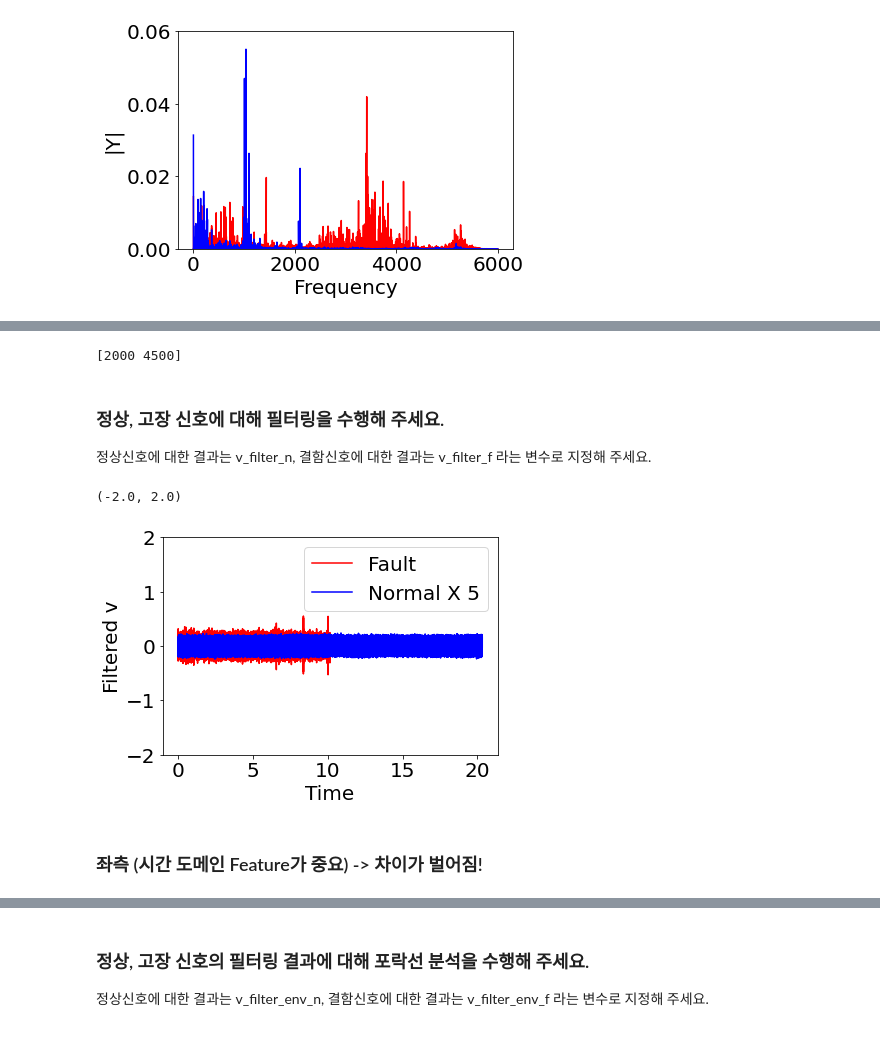
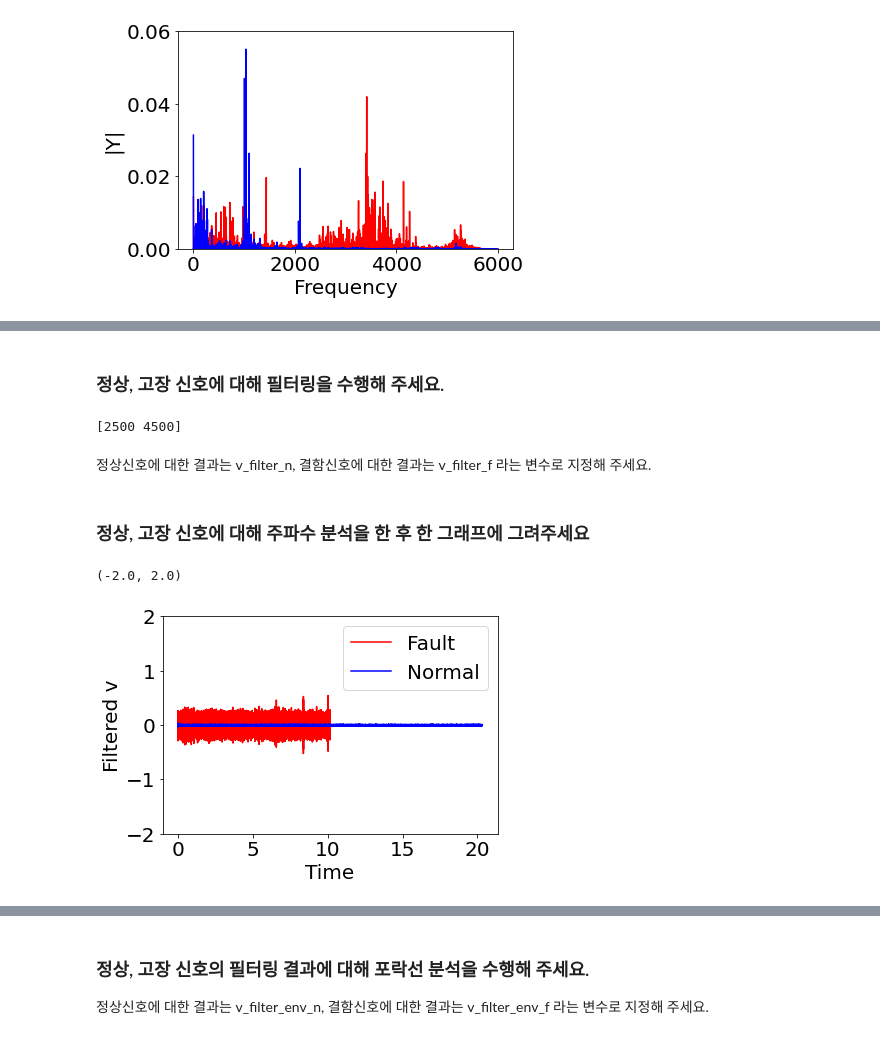
Before and after one commit to billyhjm/PHM_Education, a Jupyter notebook: e_Feature_CWRU_정답.ipynb, the cells around one changed output, grey strips where cells are left out. Drawn from its saved outputs; the diff is of its cells as text; code cells hidden in the pictures.

```diff
--- a/e_Feature_CWRU_정답.ipynb
+++ b/e_Feature_CWRU_정답.ipynb
@@ -123,25 +83,26 @@ z_dep.z_draw_features(feature_t_n, feature_t_f, feature_t_name,
+# %% [markdown]
+### 정상, 고장 신호에 대해 필터링을 수행해 주세요.
 # %%
 ftype='band'
-Wn=np.array([2000,4500])
+Wn=np.array([2500,4500])
 print(Wn)
 # %% [output]
-[2000 4500]
+[2500 4500]
 # %% [markdown]
-### 정상, 고장 신호에 대해 필터링을 수행해 주세요.
 정상신호에 대한 결과는 v_filter_n, 결함신호에 대한 결과는 v_filter_f 라는 변수로 지정해 주세요.
 # %%
 v_filter_n = z_dep.filtering(v_n, fs, Wn, ftype)
-v_filter_n[0:100] = 0
 v_filter_f = z_dep.filtering(v_f, fs, Wn, ftype)
-v_filter_f[0:100] = 0
+# %% [markdown]
+### 정상, 고장 신호에 대해 주파수 분석을 한 후 한 그래프에 그려주세요
 # %%
 plt.figure()
 plt.plot(t_f,v_filter_f,'r')
-plt.plot(t_n,v_filter_n*5,'b')
+plt.plot(t_n,v_filter_n,'b')
 plt.xlabel('Time')
 plt.ylabel('Filtered v')
-plt.legend(['Fault','Normal X 5'])
+plt.legend(['Fault','Normal'])
 plt.ylim([-2,2])
 # %% [output]
 (-2.0, 2.0)
-[figure, old version]
+[figure, new version]
@@ -156,2 +108,0 @@ feature_filter_f_ratio = feature_filter_f_f/feature_filter_f_n
-# %% [markdown]
-### 좌측 (시간 도메인 Feature가 중요) -> 차이가 벌어짐!
```
Also changed, not shown: parts of 20 cells of this notebook, 1 other file.
